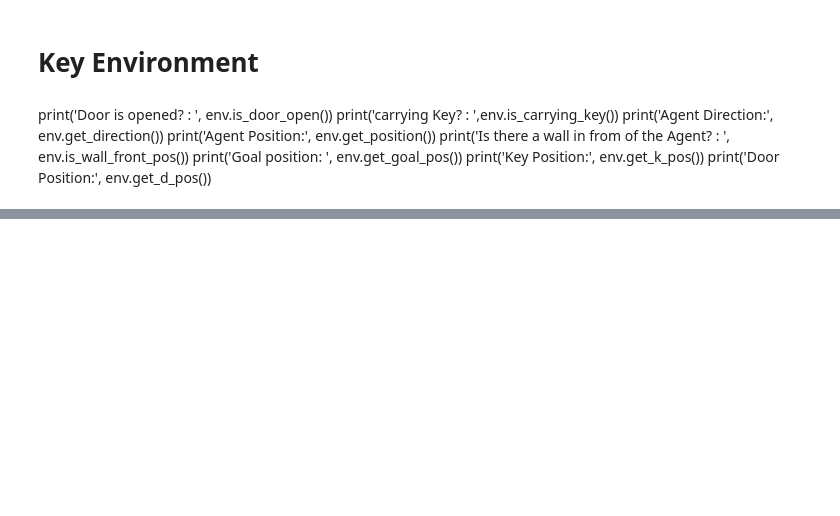
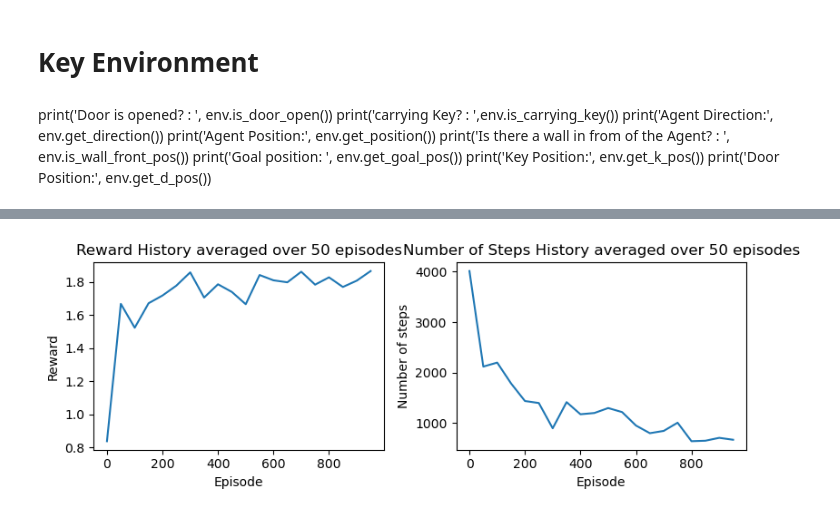
Before and after one commit to Lior-Baruch/RL, a Jupyter notebook: Mid_Project_tabular_RL_Minigrid_2024.ipynb, the cells around one changed output, grey strips where cells are left out. Cells and saved outputs as stored; diff of their text form; code cells hidden in the pictures; blank space fills up the shorter version.

Commit message:
started key q-learning with reward shaping

```diff
--- a/Mid_Project_tabular_RL_Minigrid_2024.ipynb
+++ b/Mid_Project_tabular_RL_Minigrid_2024.ipynb
@@ -1121,6 +1133,7 @@ best_policy_q_learning_empty = None
 best_Q_q_learning_empty = None
 best_avg_reward_q_learning_empty = float('-inf')
 best_avg_steps_q_learning_empty = float('inf')
+best_avg_done_q_learning_empty = None
 best_epsilon_q_learning_empty = None
 best_gamma_q_learning_empty = None
 best_alpha_q_learning_empty = None
@@ -1128,13 +1141,14 @@ best_alpha_q_learning_empty = None
 # Loop over the policies and evaluate them
 for (epsilon, gamma, alpha), policy in policy_dict_q_learning_empty.items():
     # Evaluate the policy and get the average reward and average number of steps
-    avg_reward, avg_steps = evaluate_policy(env, policy)
+    avg_reward, avg_steps, avg_done = evaluate_policy(env, policy)
     print(f"Epsilon={epsilon}, Gamma={gamma}, Alpha={alpha}, Avg Reward={avg_reward}, Avg Steps={avg_steps}")
 
     # Update the best policy, best average reward, and best average number of steps if the current policy is better
     if avg_reward >= best_avg_reward_q_learning_empty and avg_steps <= best_avg_steps_q_learning_empty:
         best_avg_reward_q_learning_empty = avg_reward
         best_avg_steps_q_learning_empty = avg_steps
+        best_avg_done_q_learning_empty = avg_done
         best_policy_q_learning_empty = policy
         best_Q_q_learning_empty = Q_dict_q_learning_empty[(epsilon, gamma, alpha)]
         best_epsilon_q_learning_empty = epsilon
@@ -1142,5 +1156,6 @@ for (epsilon, gamma, alpha), policy in policy_dict_q_learning_empty.items():
         best_alpha_q_learning_empty = alpha
 
 # Print the best policy
-print(f"\nBest policy: Epsilon={best_epsilon_q_learning_empty}, Gamma={best_gamma_q_learning_empty}, Alpha={best_alpha_q_learning_empty}, Avg Reward={best_avg_reward_q_learning_empty}, Avg Steps={best_avg_steps_q_learning_empty}")
+print(f"\nBest policy: Epsilon={best_epsilon_q_learning_empty}, Gamma={best_gamma_q_learning_empty}, Alpha={best_alpha_q_learning_empty}")
+print(f"Reward={best_avg_reward_q_learning_empty}, Avg Steps={best_avg_steps_q_learning_empty}, Avg Done={best_avg_done_q_learning_empty * 100}%")
 # %% [output]
@@ -1165,6 +1187,7 @@ best_policy_empty = None
 best_Q_empty = None
 best_avg_reward_empty = float('-inf')
 best_avg_steps_empty = float('inf')
+best_avg_done_empty = None
 best_type_empty = None
 best_epsilon_empty = None
 best_gamma_empty = None
@@ -1177,13 +1200,14 @@ for policy, Q, type, epsilon, gamma, alpha in [
     (best_policy_q_learning_empty, best_Q_q_learning_empty, 'Q-learning', best_epsilon_q_learning_empty, best_gamma_q_learning_empty, best_alpha_q_learning_empty)
 ]:
     # Evaluate the policy and get the average reward and average number of steps
-    avg_reward, avg_steps = evaluate_policy(env, policy)
+    avg_reward, avg_steps, avg_done = evaluate_policy(env, policy)
     print(f"Type={type}, Epsilon={epsilon}, Gamma={gamma}, Alpha={alpha}, Avg Reward={avg_reward}, Avg Steps={avg_steps}")
 
     # Update the best policy, best average reward, and best average number of steps if the current policy is better
     if avg_reward >= best_avg_reward_empty and avg_steps <= best_avg_steps_empty:
         best_avg_reward_empty = avg_reward
         best_avg_steps_empty = avg_steps
+        best_avg_done_empty = avg_done
         best_policy_empty = policy
         best_Q_empty = Q
         best_type_empty = type
@@ -1192,4 +1216,5 @@ for policy, Q, type, epsilon, gamma, alpha in [
         best_alpha_empty = alpha
 
 # Print the best policy
-print(f"\nBest policy: Type={best_type_empty}, Epsilon={best_epsilon_empty}, Gamma={best_gamma_empty}, Alpha={best_alpha_empty}, Avg Reward={best_avg_reward_empty}, Avg Steps={best_avg_steps_empty}")
+print(f"\nBest policy: Type={best_type_empty}, Epsilon={best_epsilon_empty}, Gamma={best_gamma_empty}, Alpha={best_alpha_empty}")
+print(f"Avg Reward={best_avg_reward_empty}, Avg Steps={best_avg_steps_empty}, Avg Done={best_avg_done_empty * 100}%")
@@ -1224,4 +1256,8 @@ print('Is there a wall in from of the Agent? : ', env.is_wall_front_pos())
 print('Goal position: ', env.get_goal_pos())
 print('Key Position:', env.get_k_pos())
 print('Door Position:', env.get_d_pos())
+# %%
+# Function to calculate the Manhattan distance
+def manhattan_distance(pos_a, pos_b):
+    return abs(pos_a[0] - pos_b[0]) + abs(pos_a[1] - pos_b[1])
 # %%
@@ -1312,10 +1362,10 @@ env = KeyFlatObsWrapper(RandomKeyMEnv_10(render_mode='rgb_array'))
 
 #Hyperparameters
 num_episodes = 1000
-max_steps = 10000
+max_steps = 5000
 epsilon = 0.2
 alpha = 0.1
 gamma = 0.95
 
 # Train the Q-learning agent
-policy_q_learning_key, Q_q_learning_key, reward_history_q_learning_key, num_steps_history_q_learning_key = q_learning_key(env, num_episodes, epsilon, alpha, gamma, max_steps, print_every=1)
+policy_q_learning_key, Q_q_learning_key, reward_history_q_learning_key, num_steps_history_q_learning_key = q_learning_key(env, num_episodes, epsilon, alpha, gamma, max_steps, print_every=5)
@@ -1321,0 +1390,5 @@ policy_q_learning_key, Q_q_learning_key, reward_history_q_learning_key, num_step
+# %%
+# plot the reward and number of steps history
+display_reward_and_steps(reward_history_q_learning_key, num_steps_history_q_learning_key, amount_to_avg=50)
+# %% [output]
+[figure, added]
```
Also changed, not shown: parts of 13 cells of this notebook.
